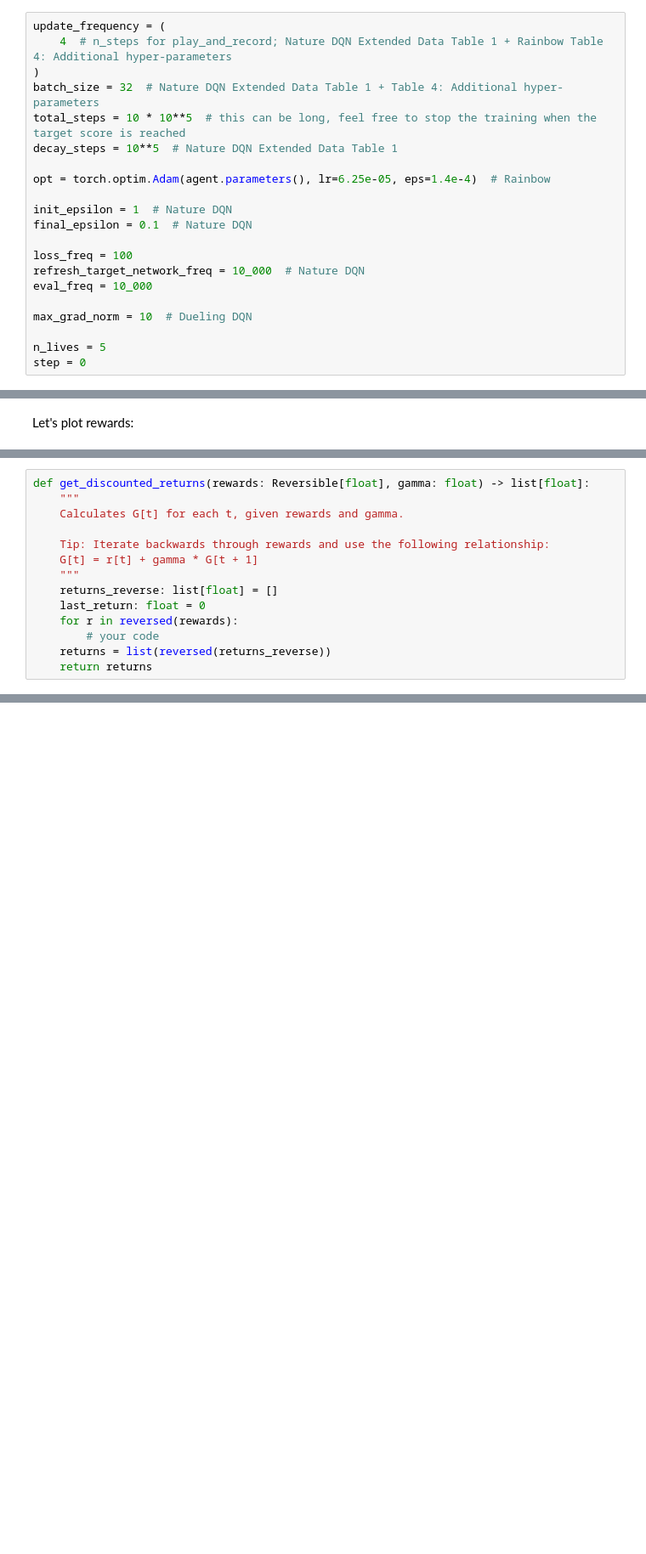
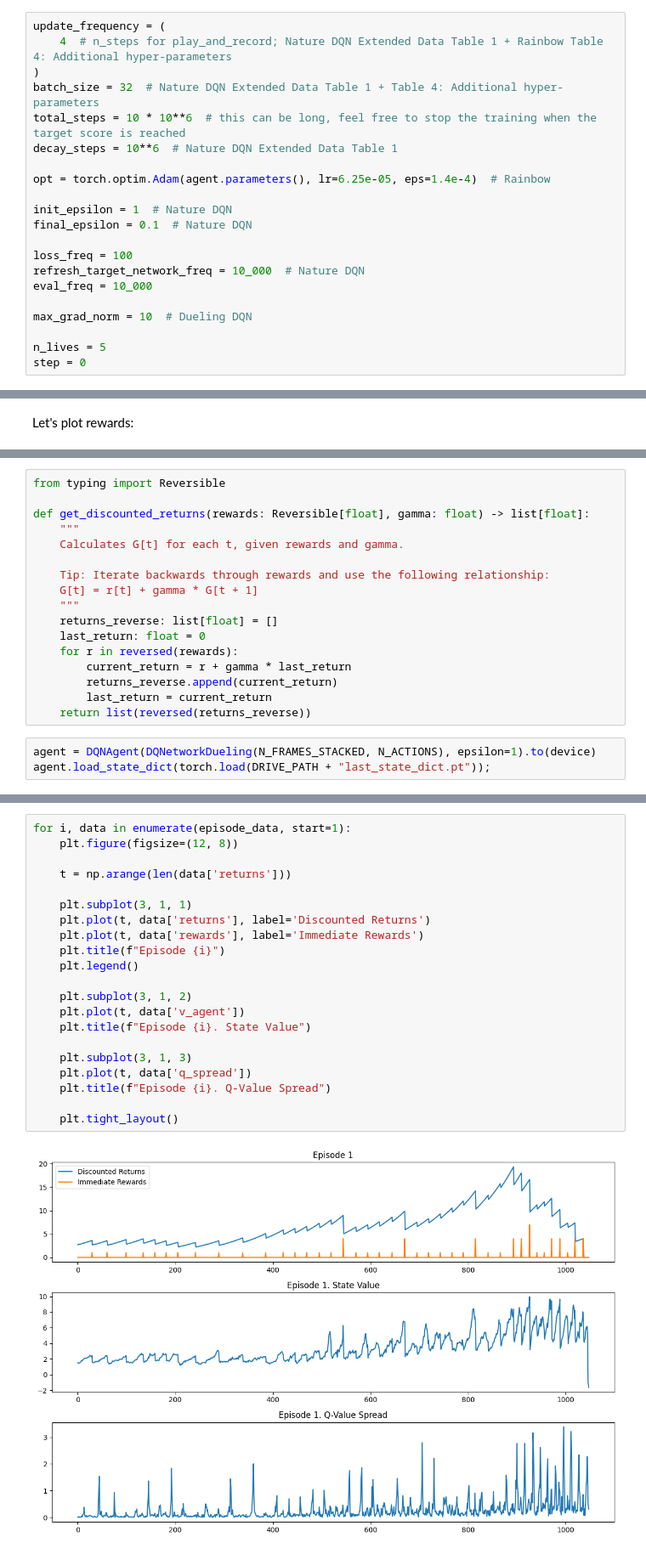
Before and after one commit to vladimir-molotkov/natural-language-processing, a Jupyter notebook: homeworks/hw04_dqn/homework_pytorch_main.ipynb, the cells around one changed output, grey strips where cells are left out. Shown at 85% size. Saved outputs shown, nothing was run; the diff lists cells and outputs as text; blank space fills up the shorter version.

```diff
--- a/homeworks/hw04_dqn/homework_pytorch_main.ipynb
+++ b/homeworks/hw04_dqn/homework_pytorch_main.ipynb
@@ -1054,8 +1045,8 @@ update_frequency = (
     4  # n_steps for play_and_record; Nature DQN Extended Data Table 1 + Rainbow Table 4: Additional hyper-parameters
 )
 batch_size = 32  # Nature DQN Extended Data Table 1 + Table 4: Additional hyper-parameters
-total_steps = 10 * 10**5  # this can be long, feel free to stop the training when the target score is reached
-decay_steps = 10**5  # Nature DQN Extended Data Table 1
+total_steps = 10 * 10**6  # this can be long, feel free to stop the training when the target score is reached
+decay_steps = 10**6  # Nature DQN Extended Data Table 1
 
 opt = torch.optim.Adam(agent.parameters(), lr=6.25e-05, eps=1.4e-4)  # Rainbow
 
@@ -1283,6 +1278,8 @@ Probably, you won't need all the quantities for that, but it's still good to che
 
 The `merge_frame_stack_to_plot` function may be useful.
 # %%
+from typing import Reversible
+
 def get_discounted_returns(rewards: Reversible[float], gamma: float) -> list[float]:
     """
     Calculates G[t] for each t, given rewards and gamma.
@@ -1293,6 +1290,10 @@ def get_discounted_returns(rewards: Reversible[float], gamma: float) -> list[flo
     returns_reverse: list[float] = []
     last_return: float = 0
     for r in reversed(rewards):
-        # your code
-    returns = list(reversed(returns_reverse))
-    return returns
+        current_return = r + gamma * last_return
+        returns_reverse.append(current_return)
+        last_return = current_return
+    return list(reversed(returns_reverse))
+# %%
+agent = DQNAgent(DQNetworkDueling(N_FRAMES_STACKED, N_ACTIONS), epsilon=1).to(device)
+agent.load_state_dict(torch.load(DRIVE_PATH + "last_state_dict.pt"));
@@ -1298,0 +1336,23 @@ def get_discounted_returns(rewards: Reversible[float], gamma: float) -> list[flo
+# %%
+for i, data in enumerate(episode_data, start=1):
+    plt.figure(figsize=(12, 8))
+
+    t = np.arange(len(data['returns']))
+
+    plt.subplot(3, 1, 1)
+    plt.plot(t, data['returns'], label='Discounted Returns')
+    plt.plot(t, data['rewards'], label='Immediate Rewards')
+    plt.title(f"Episode {i}")
+    plt.legend()
+
+    plt.subplot(3, 1, 2)
+    plt.plot(t, data['v_agent'])
+    plt.title(f"Episode {i}. State Value")
+
+    plt.subplot(3, 1, 3)
+    plt.plot(t, data['q_spread'])
+    plt.title(f"Episode {i}. Q-Value Spread")
+
+    plt.tight_layout()
+# %% [output]
+[figure, added]
```
Also changed, not shown: parts of 13 cells of this notebook.
